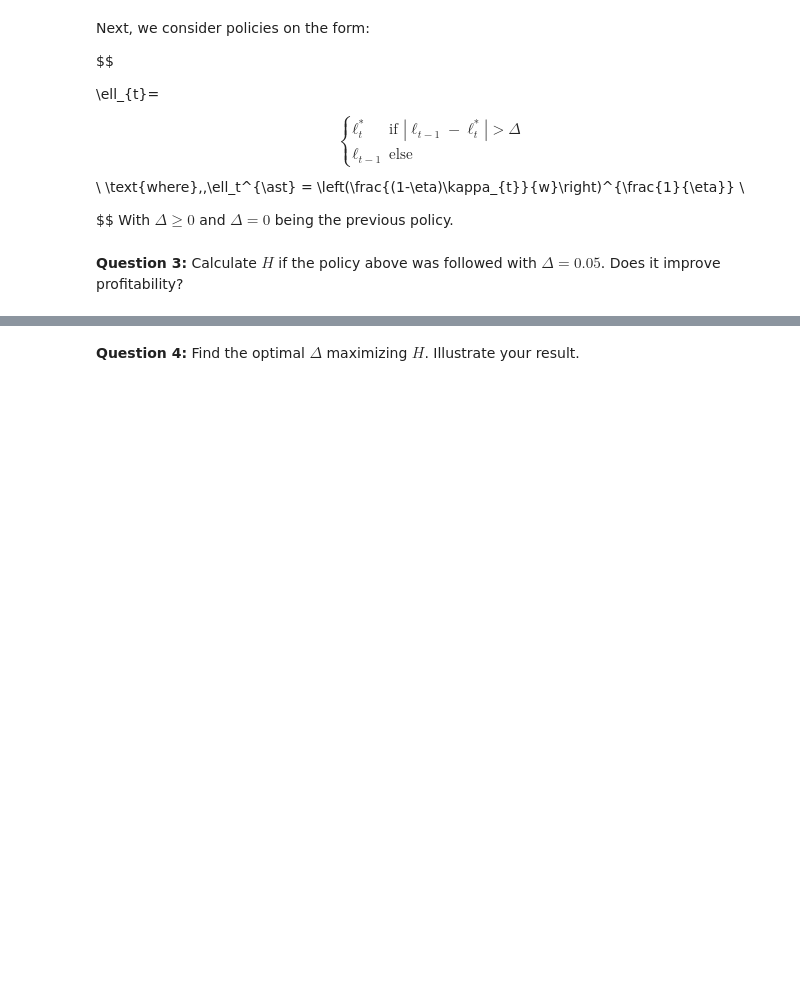
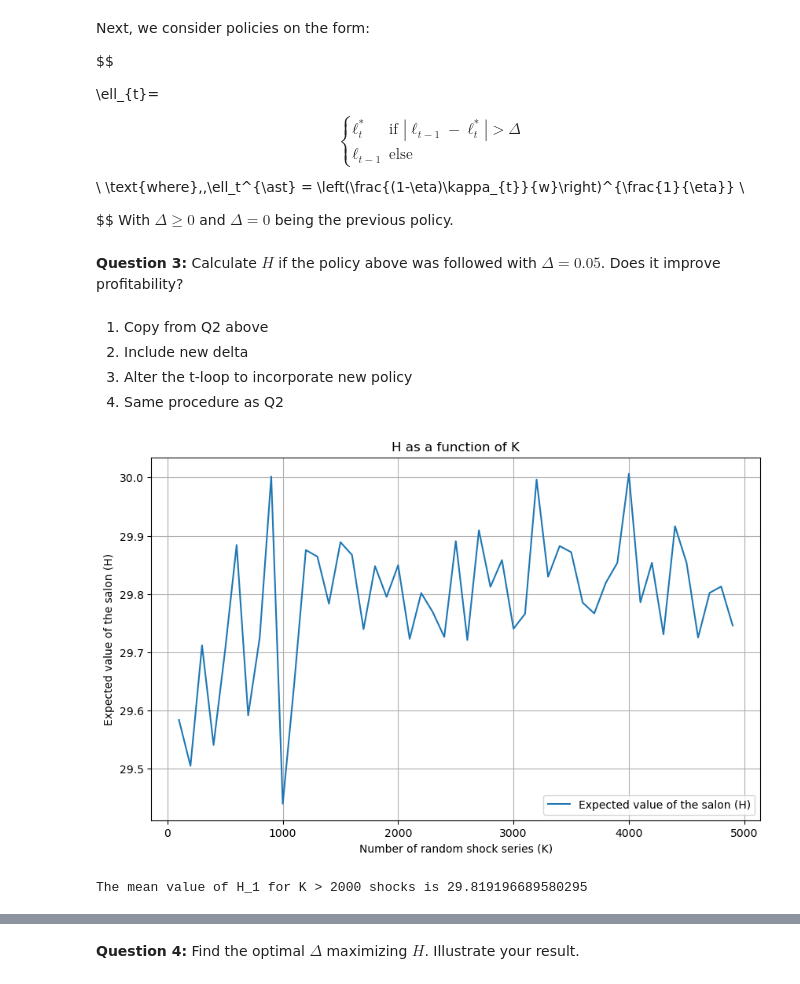
Before and after one commit to crf764/WingedHussar, a Jupyter notebook: examproject/Exam-2023-notebook.ipynb, the cells around one changed output, grey strips where cells are left out. Cells and saved outputs as stored; diff of their text form; code cells hidden in the pictures; blank space fills up the shorter version.

```diff
--- a/examproject/Exam-2023-notebook.ipynb
+++ b/examproject/Exam-2023-notebook.ipynb
@@ -763,0 +819,79 @@ With $\Delta \geq 0$ and $\Delta = 0$ being the previous policy.
+# %% [markdown]
+1. Copy from Q2 above
+2. Include new delta
+3. Alter the t-loop to incorporate new policy
+4. Same procedure as Q2
+# %%
+
+# parameters
+rho = 0.90
+iota = 0.01
+sigma_epsilon = 0.10
+R = (1+0.01)**(1/12)
+eta = 0.5
+w = 1.0
+T = 120  # mumber of months
+Delta = 0.05 # 2. delta
+
+# function to calculate profits given kappa and l
+def calculate_profits(kappa, l, prev_l):
+    return R * (kappa * l**(1 - eta) - w * l - iota * (l != prev_l))
+
+# function to calculate l given kappa
+def calculate_l(kappa):
+    return ((1 - eta) * kappa / w) ** (1 / eta)
+
+# initialize list to store H for different K
+H1_values = []
+
+K_values = range(100, 5000, 100)
+for K in K_values:
+    # initialize profits
+    profits = np.zeros(K)
+
+    # loop over K random shock series
+    for k in range(K):
+        # initialize kappa and l
+        kappa = np.ones(T + 1)  # plus 1 because kappa starts from t = -1
+        l = np.zeros(T + 1)
+
+        # generate random shock series
+        epsilon = norm.rvs(loc=-0.5 * sigma_epsilon**2, scale=sigma_epsilon, size=T)
+
+        # update kappa and l for each month
+        for t in range(T):
+            kappa[t + 1] = np.exp(rho * np.log(kappa[t]) + epsilon[t])
+            l_star = calculate_l(kappa[t + 1])
+            # 3. update l according to the new policy
+            if abs(l[t] - l_star) > Delta:
+                l[t + 1] = l_star
+            else:
+                l[t + 1] = l[t]
+
+        # calculate profits for this shock series and add to total profits
+        for t in range(T):
+            profits[k] += calculate_profits(kappa[t + 1], l[t + 1], l[t])
+
+    # calculate and append H to H_values
+    H = np.mean(profits)
+    H1_values.append(H)
+
+
+# plot H as a function of K
+plt.figure(figsize=(10, 6))
+plt.plot(K_values, H1_values, label='Expected value of the salon (H)')
+plt.xlabel('Number of random shock series (K)')
+plt.ylabel('Expected value of the salon (H)')
+plt.title('H as a function of K')
+plt.legend()
+plt.grid(True)
+plt.show()
+# %% [output]
+[figure, added]
+# %%
+# calculate and print the mean of H for an appropriate set of K
+mean_H1_for_K_greater_than_2000 = np.mean(H1_values[20:])
+
+print("The mean value of H_1 for K > 2000 shocks is", mean_H1_for_K_greater_than_2000)
+# %% [output]
+The mean value of H_1 for K > 2000 shocks is 29.819196689580295
```
Also changed, not shown: parts of 35 cells of this notebook.
